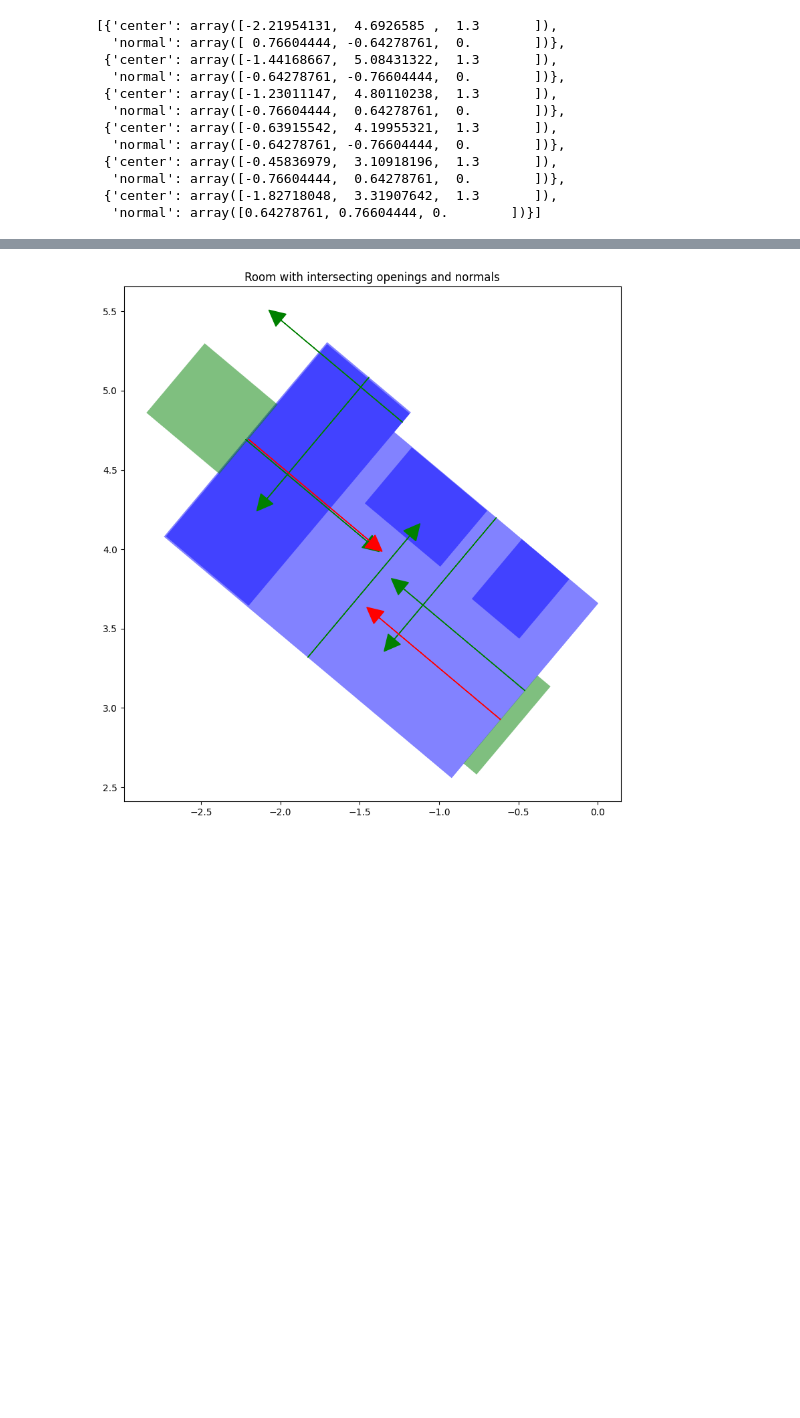
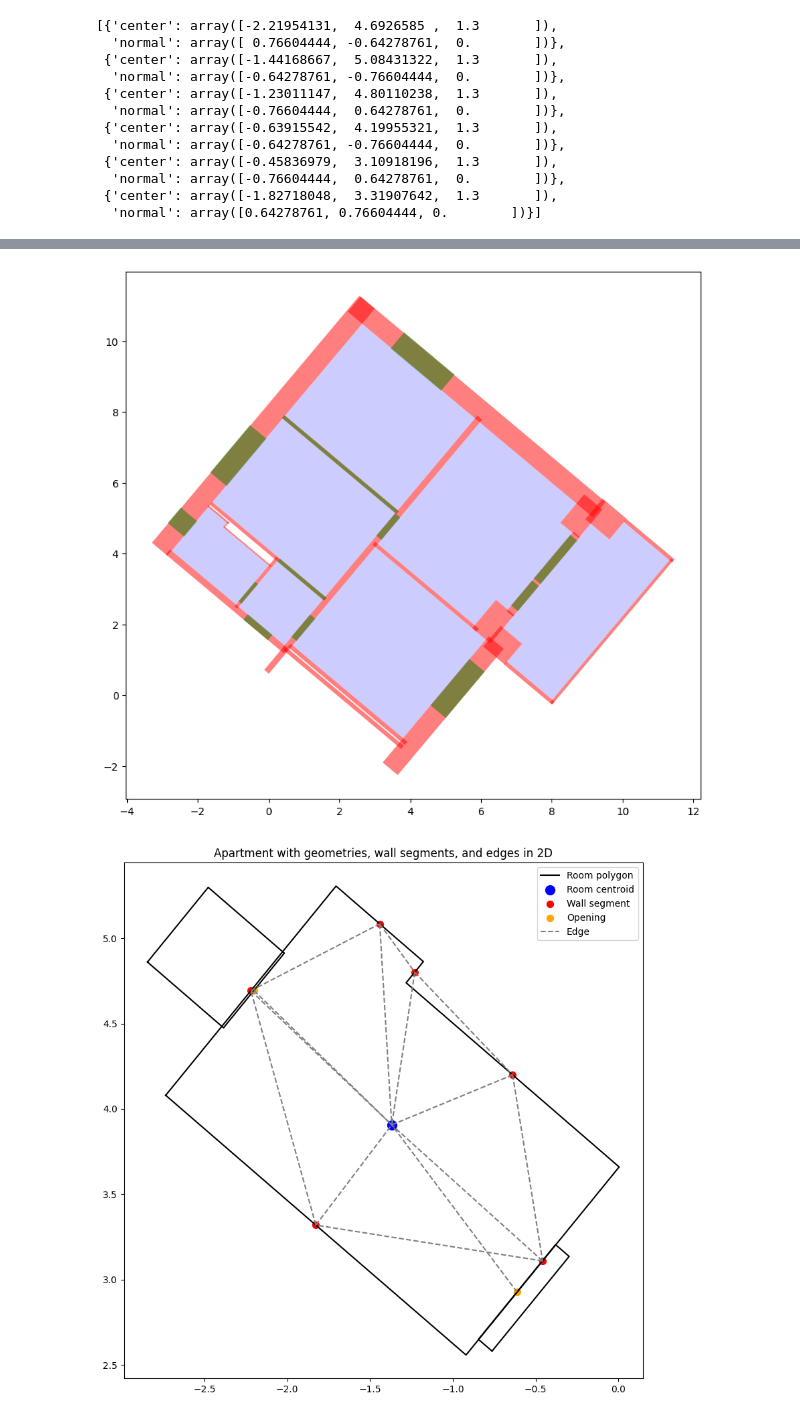
Before and after one commit to snt-arg/msd, a Jupyter notebook: NB - Data Curation 0 - Dataset Exploration.ipynb, the cells around one changed output, grey strips where cells are left out. Cells and saved outputs as stored; diff of their text form; code cells hidden in the pictures; blank space fills up the shorter version.

```diff
--- a/NB - Data Curation 0 - Dataset Exploration.ipynb
+++ b/NB - Data Curation 0 - Dataset Exploration.ipynb
@@ -672,21 +696,37 @@ opening_normals
-# %%
-# plot room andopenings with normals
-fig, ax = plt.subplots(1, 1, figsize=(10, 10))
-
-room.plot(ax=ax, color='blue', alpha=0.2)
-for sn in room_normals:
-    ax.arrow(sn['center'][0], sn['center'][1],
-             sn['normal'][0], sn['normal'][1],
-             head_width=0.1, head_length=0.1,
-             fc='green', ec='green')
-intersecting_openings.plot(ax=ax, color='green', alpha=0.5)
-for sn in opening_normals:
-    ax.arrow(sn['midpoint'][0], sn['midpoint'][1],
-             sn['normal'][0], sn['normal'][1],
-             head_width=0.1, head_length=0.1,
-             fc='red', ec='red')
-
-plt.title("Room with intersecting openings and normals")
-plt.show()
-# %% [output]
-[figure, removed]
+# %%
+apartment = gdf[gdf['apartment_id'] == apartment_ids[0]].copy()
+
+room = apartment[apartment['entity_type'] == 'area']
+room = room.set_geometry("geometry")  # Set the active geometry column
+
+separators = apartment[apartment['entity_type'] == 'separator']
+separators = separators.set_geometry("geometry")  # Set the active geometry column
+
+openings = apartment[apartment['entity_type'] == 'opening']
+openings = openings.set_geometry("geometry")  # Set the active geometry column
+# remove rows with apartment_id = nan
+separators = separators.dropna(subset=['apartment_id'])
+openings = openings.dropna(subset=['apartment_id'])
+
+#plor room separators and openings
+fig, ax = plt.subplots(1, 1, figsize=(10, 10))
+
+room.plot(ax=ax, color='blue', alpha=0.2)
+separators.plot(ax=ax, color='red', alpha=0.5)
+openings.plot(ax=ax, color='green', alpha=0.5)
+
+# given an area geometry, walls geometry, openings geometry, and a boxing parameter (padding) fearch for interesections
+intersections = ut.find_intersections(room.geometry.iloc[0], separators, openings)
+intersections = intersections.set_geometry("geometry")
+
+area_openings = intersections[intersections['entity_type'] == 'opening'].copy()
+  # Set the active geometry column
+
+gr.add_opening_geometry(area_openings, room, G)
+
+# plot the room graph with the openings without using plot_room_graph
+apartment_openings = pd.concat([room.iloc[[0]], area_openings], ignore_index=True)
+pl.plot_room_graph(apartment_openings, G, plot_normals=False)
+# %% [output]
+[figure, added]
+[figure, added]
```
Also changed, not shown: parts of 5 cells of this notebook, 1 other file.
